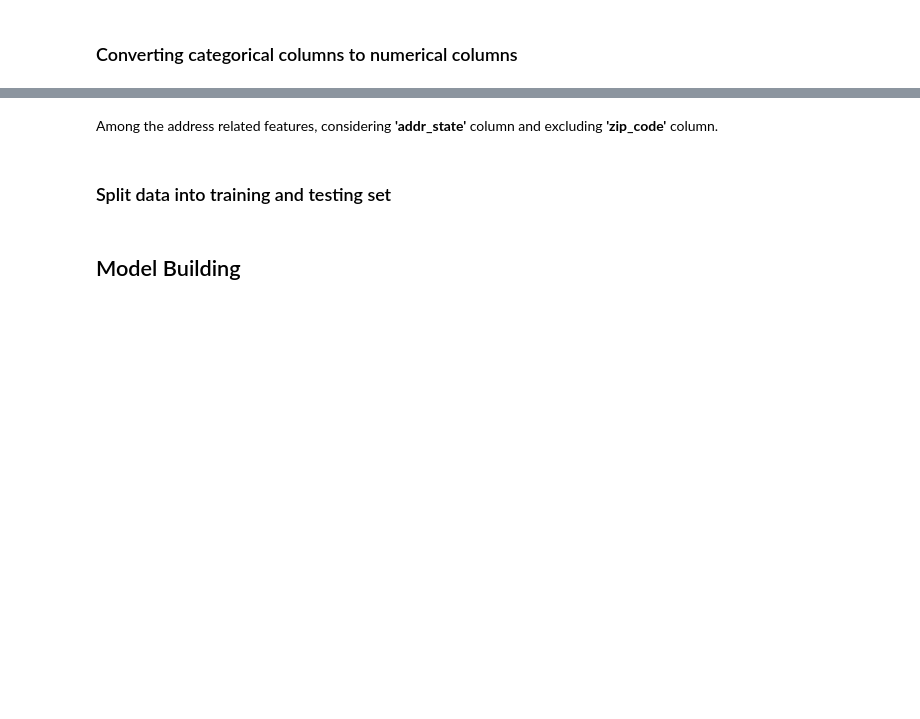
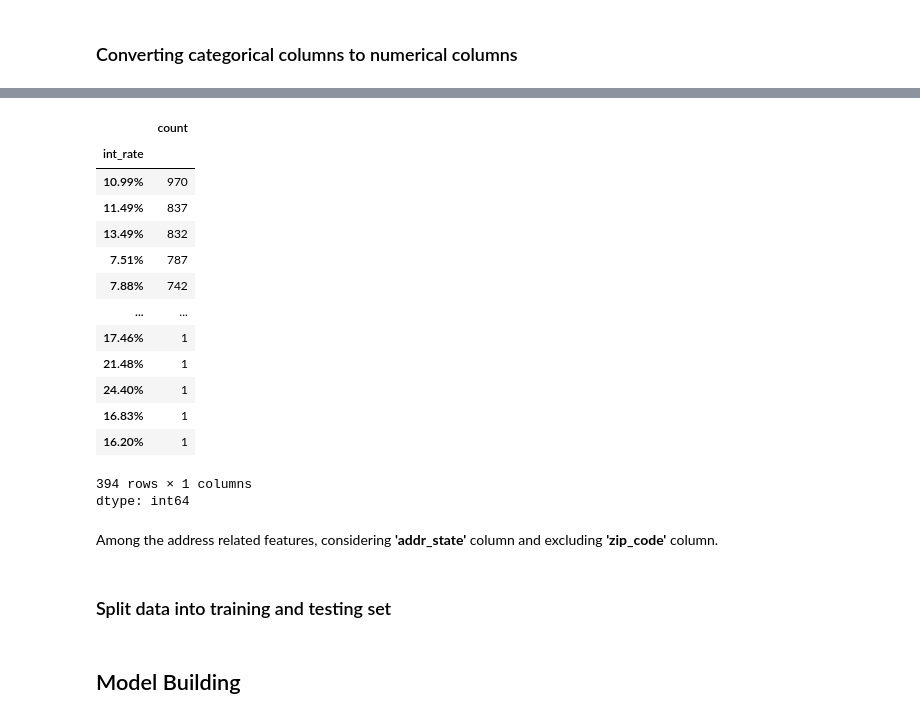
Before and after one commit to Shrutiba/iisc_cds, a Jupyter notebook: M2_AST_07_Catboost_XGBoost_LightGBM_A.ipynb, the cells around one changed output, grey strips where cells are left out. Saved outputs shown, nothing was run; the diff lists cells and outputs as text; code cells hidden in the pictures; blank space fills up the shorter version.

```diff
--- a/M2_AST_07_Catboost_XGBoost_LightGBM_A.ipynb
+++ b/M2_AST_07_Catboost_XGBoost_LightGBM_A.ipynb
@@ -758,6 +773,24 @@ df1.head(2)
 # %%
 # Unique values in 'int_rate' column
 # YOUR CODE HERE
+int_rate_count = dfloan_select['int_rate'].value_counts()
+int_rate_count
+# %% [output]
+|  | count |
+| int_rate |  |
+| 10.99% | 970 |
+| 11.49% | 837 |
+| 13.49% | 832 |
+| 7.51% | 787 |
+| 7.88% | 742 |
+| ... | ... |
+| 17.46% | 1 |
+| 21.48% | 1 |
+| 24.40% | 1 |
+| 16.83% | 1 |
+| 16.20% | 1 |
+394 rows × 1 columns
+dtype: int64
 # %%
 # Converting 'term' and 'int_rate' to numerical columns
 # YOUR CODE HERE
```
Also changed, not shown: parts of 5 cells of this notebook.
